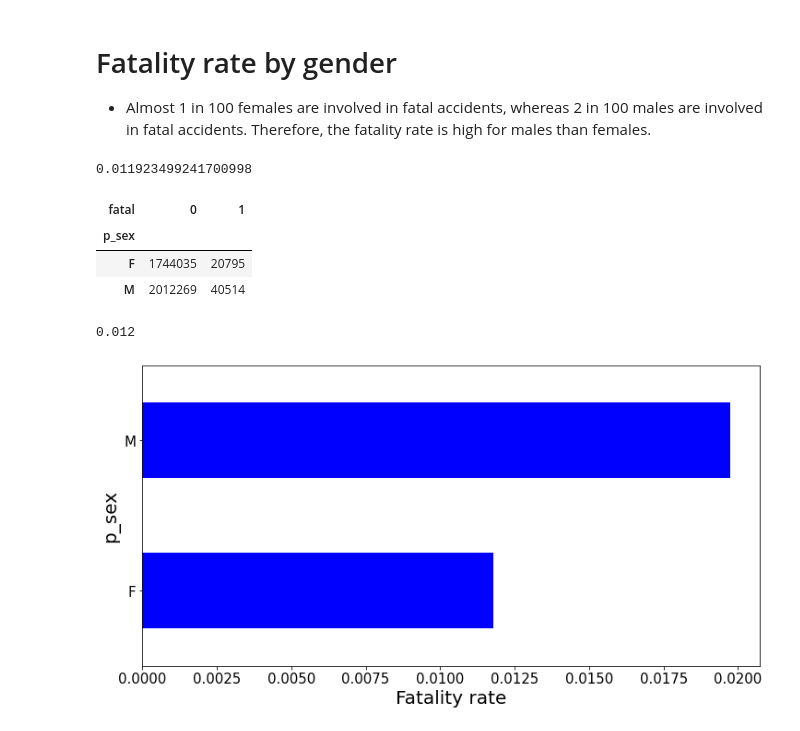
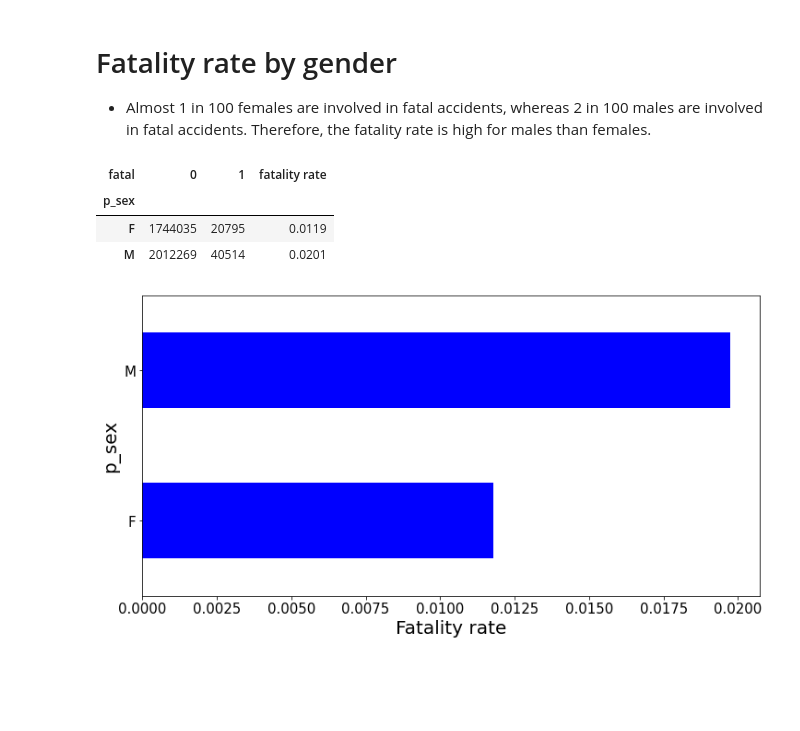
Before and after one commit to Owerre/imbalanced-learning, a Jupyter notebook: canada-collision/notebooks/02-eda.ipynb, the cells around one changed output. Cells and saved outputs as stored; diff of their text form; code cells hidden in the pictures; blank space fills up the shorter version.

```diff
--- a/canada-collision/notebooks/02-eda.ipynb
+++ b/canada-collision/notebooks/02-eda.ipynb
@@ -108,35 +108,16 @@ plt.savefig('../image/fig_h.png')
 # %% [markdown]
 #   Fatality rate by gender
 - Almost 1 in 100 females are involved in fatal accidents, whereas 2 in 100 males are involved in fatal accidents. Therefore, the fatality rate is high for males than females.
-# %%
-# # pivot table
-# pvt = df.pivot_table('c_case', index = 'fatal', columns = 'p_sex', aggfunc = 'count').\
-#      rename_axis(None, axis=1).reset_index()
-
-# # append fatality rate
-# pvt = pvt.append({'F':np.around(pvt.F.values[1]/pvt.F.values[0],3),
-#                  'M': np.around(pvt.M.values[1]/pvt.M.values[0],3)}, ignore_index = True)
-
-# # rename fatal column values
-# pvt.fatal = [0, 1, 'fatality rate']
-# pvt
-
-pvt = df.pivot_table('c_case', index = 'p_sex', columns = 'fatal', aggfunc = 'count')
-# pvt['fatality rate'] = [,0.2]
-pvt.values[0][1]/pvt.values[0][0]
-# %% [output]
-0.011923499241700998
-# %%
-pvt
-# %% [output]
-| fatal | 0 | 1 |
-| p_sex |  |  |
-| F | 1744035 | 20795 |
-| M | 2012269 | 40514 |
-# %%
-np.around(pvt.values[0][1]/pvt.values[0][0],3)
-# %% [output]
-0.012
+# %%
+pvt = df.pivot_table('c_case', index = 'p_sex', columns = 'fatal', aggfunc = 'count')
+pvt['fatality rate'] = [np.around(pvt.values[0][1]/pvt.values[0][0],4),
+                        np.around(pvt.values[1][1]/pvt.values[1][0],4)]
+pvt
+# %% [output]
+| fatal | 0 | 1 | fatality rate |
+| p_sex |  |  |  |
+| F | 1744035 | 20795 | 0.0119 |
+| M | 2012269 | 40514 | 0.0201 |
 # %%
 df.groupby('p_sex')['fatal'].mean().plot(kind = 'barh', figsize=(12,6), color = 'b')
 plt.ylabel('p_sex', fontsize=20)
```
Also changed, not shown: 1 other file.
